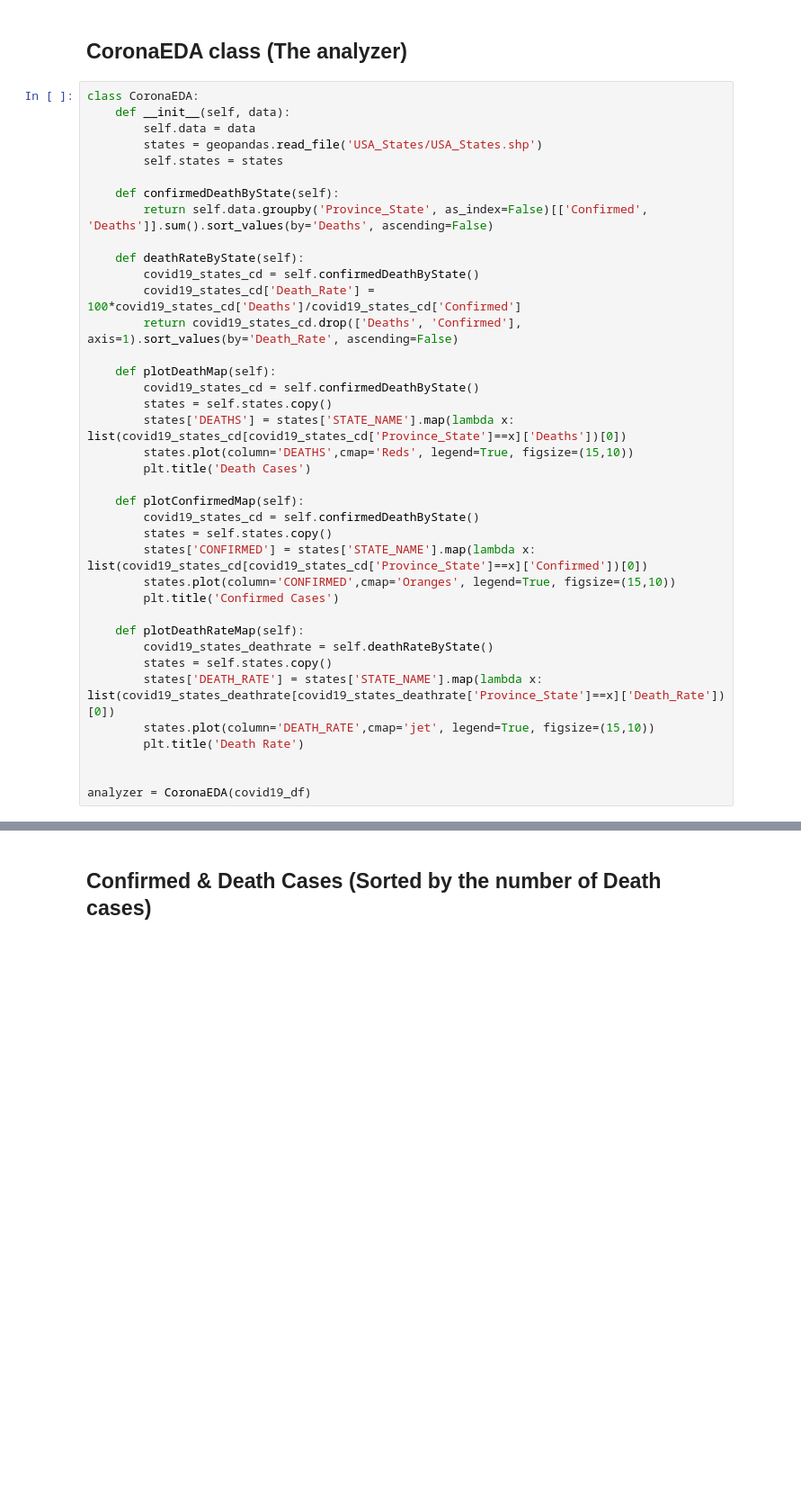
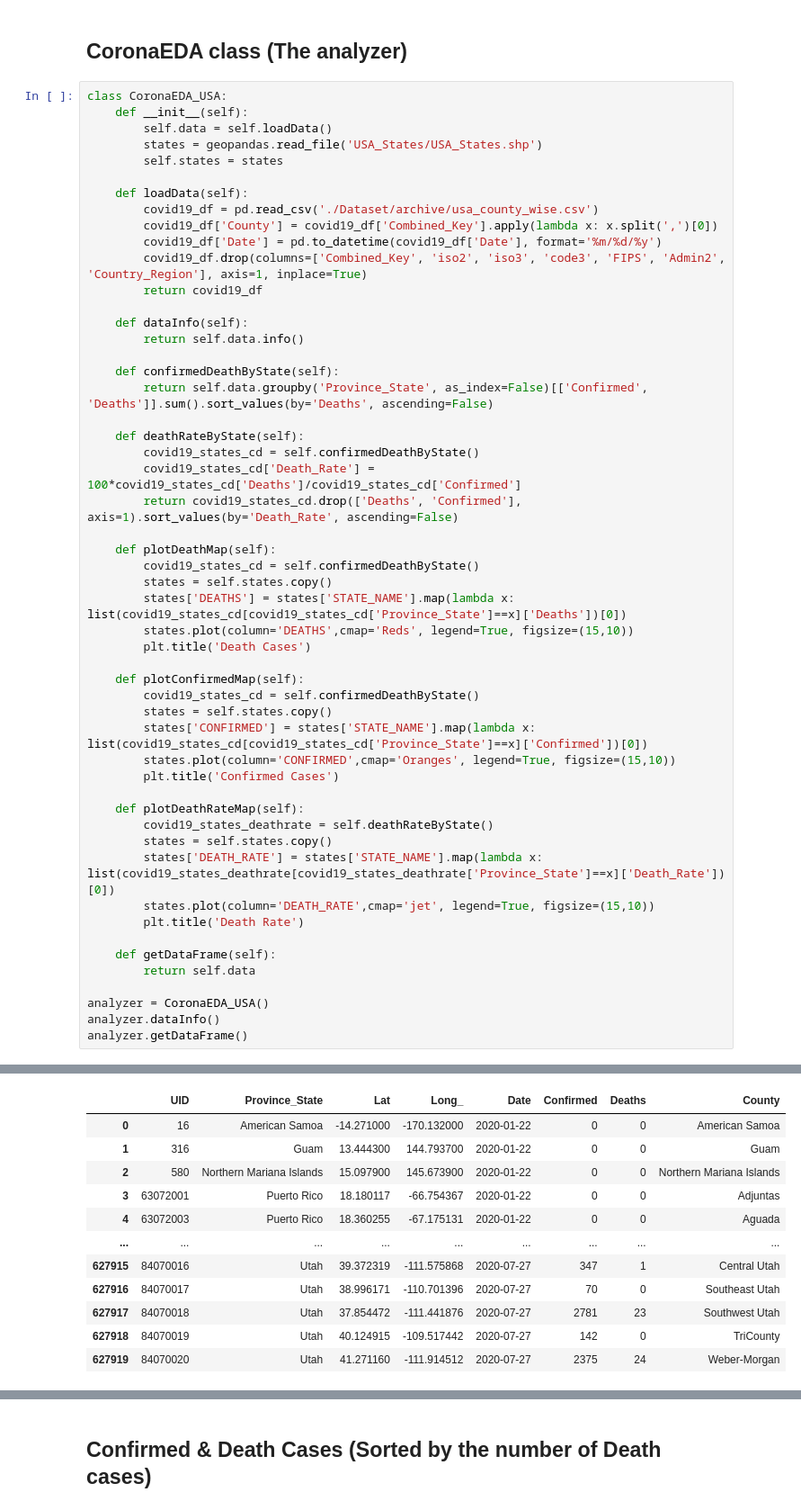
Before and after one commit to Mohammad8921/Corona-EDA, a Jupyter notebook: US-EDA.ipynb, the cells around one changed output, grey strips where cells are left out. Shown at 90% size. Cells and saved outputs as stored; diff of their text form; blank space fills up the shorter version.

```diff
--- a/US-EDA.ipynb
+++ b/US-EDA.ipynb
@@ -45,11 +12,21 @@ covid19_df.head(10)
 # %% [markdown]
 ## CoronaEDA class (The analyzer)
 # %%
-class CoronaEDA:
-    def __init__(self, data):
-        self.data = data
+class CoronaEDA_USA:
+    def __init__(self):
+        self.data = self.loadData()
         states = geopandas.read_file('USA_States/USA_States.shp')
         self.states = states
+
+    def loadData(self):
+        covid19_df = pd.read_csv('./Dataset/archive/usa_county_wise.csv')
+        covid19_df['County'] = covid19_df['Combined_Key'].apply(lambda x: x.split(',')[0])
+        covid19_df['Date'] = pd.to_datetime(covid19_df['Date'], format='%m/%d/%y')
+        covid19_df.drop(columns=['Combined_Key', 'iso2', 'iso3', 'code3', 'FIPS', 'Admin2', 'Country_Region'], axis=1, inplace=True)
+        return covid19_df
+
+    def dataInfo(self):
+        return self.data.info()
 
     def confirmedDeathByState(self):
         return self.data.groupby('Province_State', as_index=False)[['Confirmed', 'Deaths']].sum().sort_values(by='Deaths', ascending=False)
@@ -80,5 +57,10 @@ class CoronaEDA:
         states.plot(column='DEATH_RATE',cmap='jet', legend=True, figsize=(15,10))
         plt.title('Death Rate')
 
+    def getDataFrame(self):
+        return self.data
 
-analyzer = CoronaEDA(covid19_df)
+analyzer = CoronaEDA_USA()
+analyzer.dataInfo()
+analyzer.getDataFrame()
+# %% [output]
@@ -84,0 +82,12 @@ analyzer = CoronaEDA(covid19_df)
+|  | UID | Province_State | Lat | Long_ | Date | Confirmed | Deaths | County |
+| 0 | 16 | American Samoa | -14.271000 | -170.132000 | 2020-01-22 | 0 | 0 | American Samoa |
+| 1 | 316 | Guam | 13.444300 | 144.793700 | 2020-01-22 | 0 | 0 | Guam |
+| 2 | 580 | Northern Mariana Islands | 15.097900 | 145.673900 | 2020-01-22 | 0 | 0 | Northern Mariana Islands |
+| 3 | 63072001 | Puerto Rico | 18.180117 | -66.754367 | 2020-01-22 | 0 | 0 | Adjuntas |
+| 4 | 63072003 | Puerto Rico | 18.360255 | -67.175131 | 2020-01-22 | 0 | 0 | Aguada |
+| ... | ... | ... | ... | ... | ... | ... | ... | ... |
+| 627915 | 84070016 | Utah | 39.372319 | -111.575868 | 2020-07-27 | 347 | 1 | Central Utah |
+| 627916 | 84070017 | Utah | 38.996171 | -110.701396 | 2020-07-27 | 70 | 0 | Southeast Utah |
+| 627917 | 84070018 | Utah | 37.854472 | -111.441876 | 2020-07-27 | 2781 | 23 | Southwest Utah |
+| 627918 | 84070019 | Utah | 40.124915 | -109.517442 | 2020-07-27 | 142 | 0 | TriCounty |
+| 627919 | 84070020 | Utah | 41.271160 | -111.914512 | 2020-07-27 | 2375 | 24 | Weber-Morgan |
```
Also changed, not shown: parts of 5 cells of this notebook, 1 other file.
